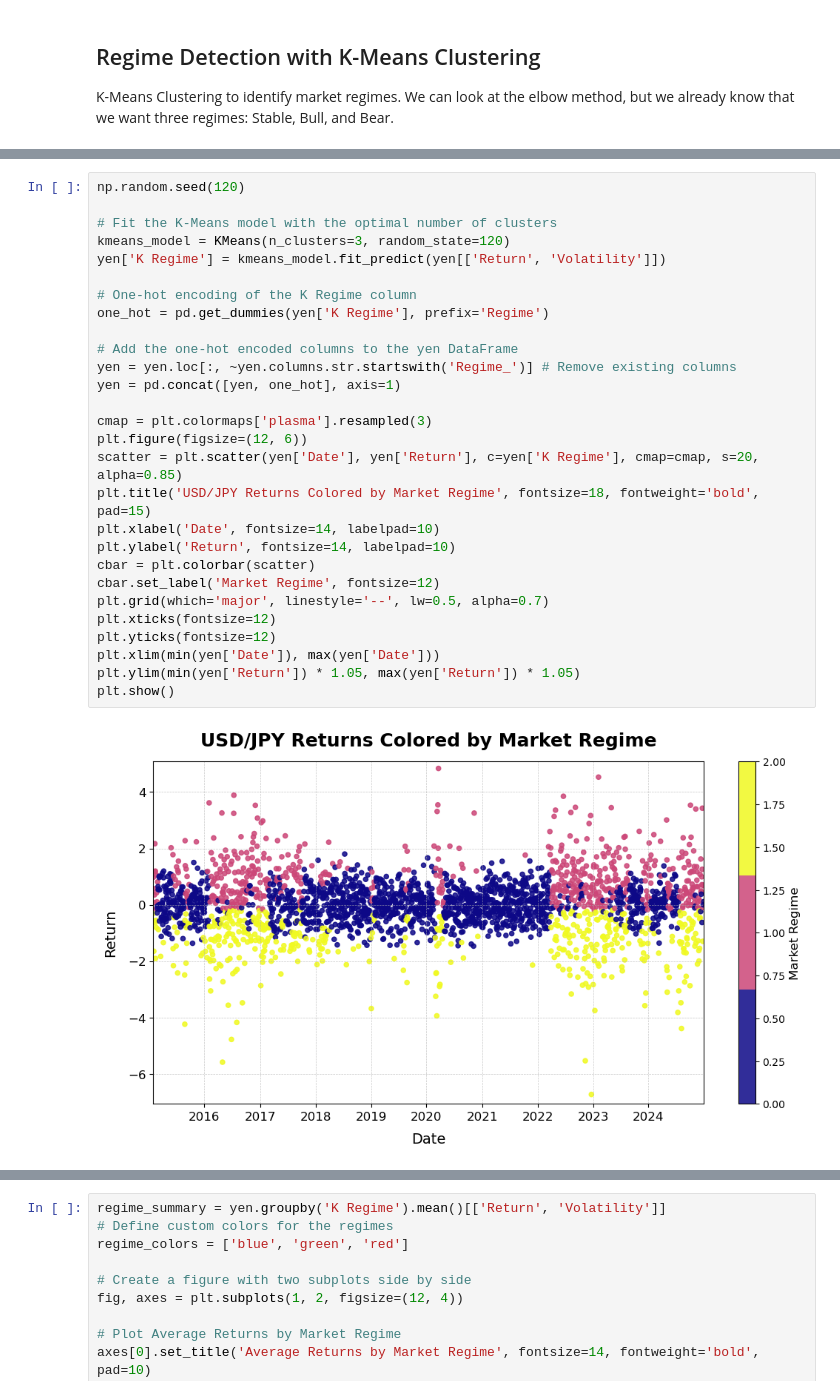
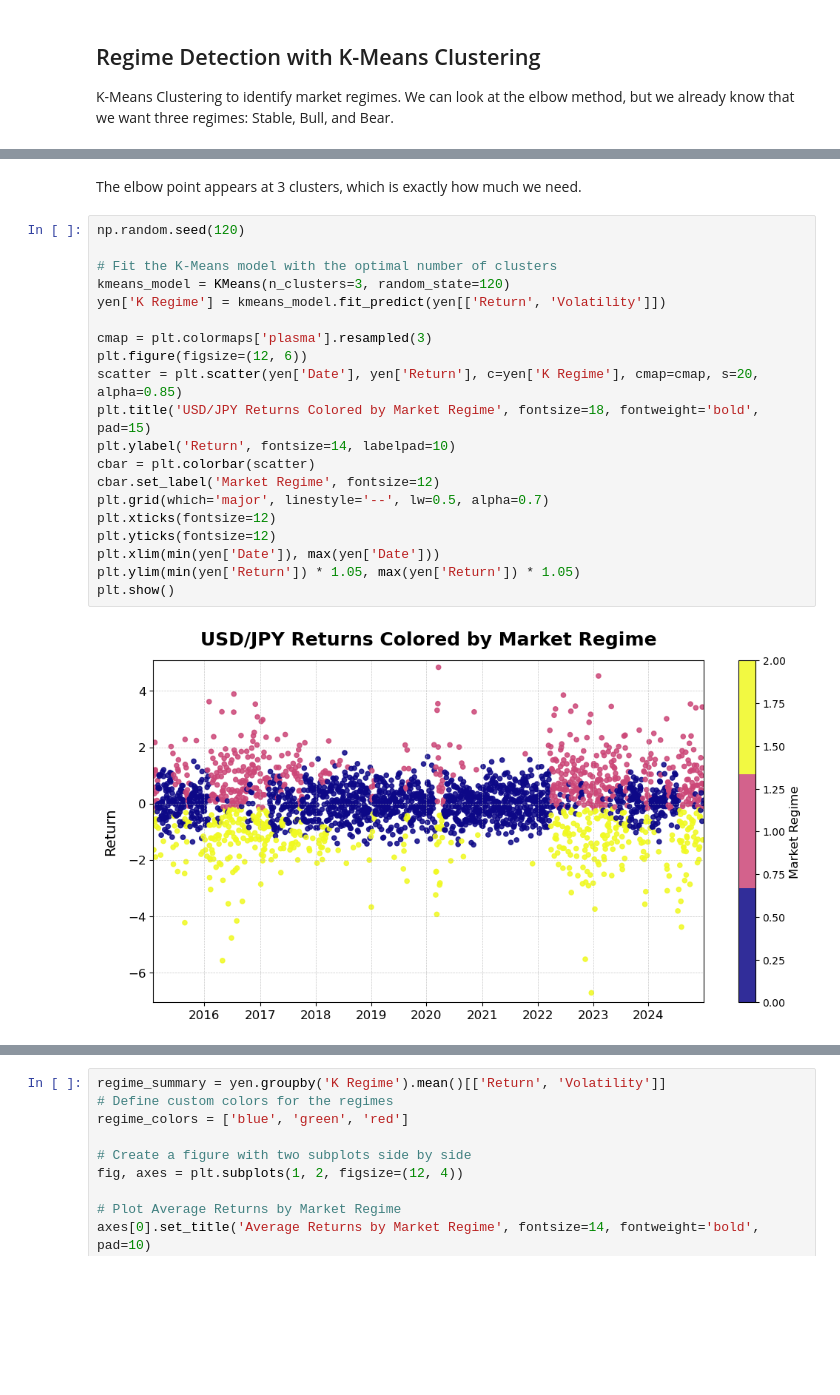
Before and after one commit to estasz/USDJPY-Quant-Trader, a Jupyter notebook: USDJPY.ipynb, the cells around one changed output, grey strips where cells are left out. Saved outputs shown, nothing was run; the diff lists cells and outputs as text; blank space fills up the shorter version.

```diff
--- a/USDJPY.ipynb
+++ b/USDJPY.ipynb
@@ -172,36 +173,30 @@ plt.yticks(fontsize=12)
 plt.show()
 # %% [output]
 [figure]
+# %% [markdown]
+The elbow point appears at 3 clusters, which is exactly how much we need.
 # %%
 np.random.seed(120)
 
 # Fit the K-Means model with the optimal number of clusters
 kmeans_model = KMeans(n_clusters=3, random_state=120)
 yen['K Regime'] = kmeans_model.fit_predict(yen[['Return', 'Volatility']])
 
-# One-hot encoding of the K Regime column
-one_hot = pd.get_dummies(yen['K Regime'], prefix='Regime')
-
-# Add the one-hot encoded columns to the yen DataFrame
-yen = yen.loc[:, ~yen.columns.str.startswith('Regime_')] # Remove existing columns
-yen = pd.concat([yen, one_hot], axis=1)
-
 cmap = plt.colormaps['plasma'].resampled(3)
 plt.figure(figsize=(12, 6))
 scatter = plt.scatter(yen['Date'], yen['Return'], c=yen['K Regime'], cmap=cmap, s=20, alpha=0.85)
 plt.title('USD/JPY Returns Colored by Market Regime', fontsize=18, fontweight='bold', pad=15)
-plt.xlabel('Date', fontsize=14, labelpad=10)
 plt.ylabel('Return', fontsize=14, labelpad=10)
 cbar = plt.colorbar(scatter)
 cbar.set_label('Market Regime', fontsize=12)
 plt.grid(which='major', linestyle='--', lw=0.5, alpha=0.7)
 plt.xticks(fontsize=12)
 plt.yticks(fontsize=12)
 plt.xlim(min(yen['Date']), max(yen['Date']))
 plt.ylim(min(yen['Return']) * 1.05, max(yen['Return']) * 1.05)
 plt.show()
 # %% [output]
-[figure, old version]
+[figure, new version]
 # %%
 yen
 # %% [output]
```
Also changed, not shown: parts of 18 cells of this notebook.
